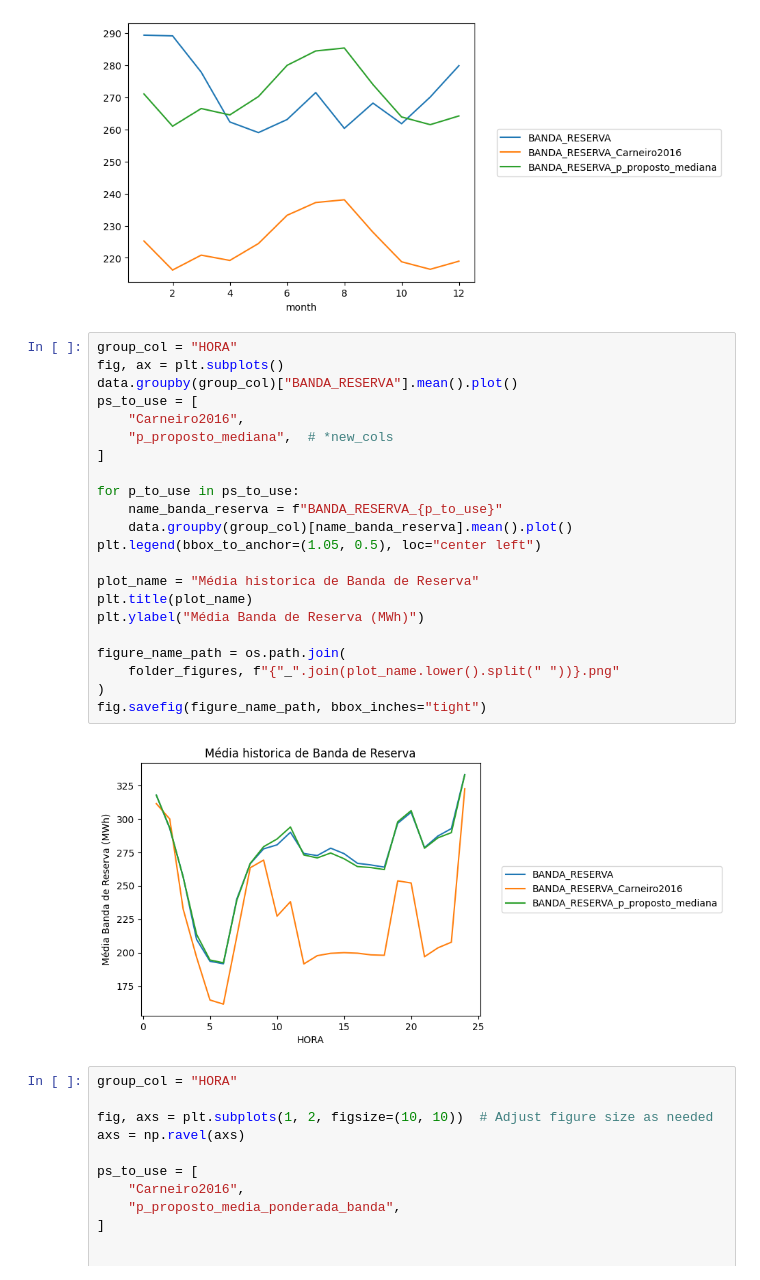
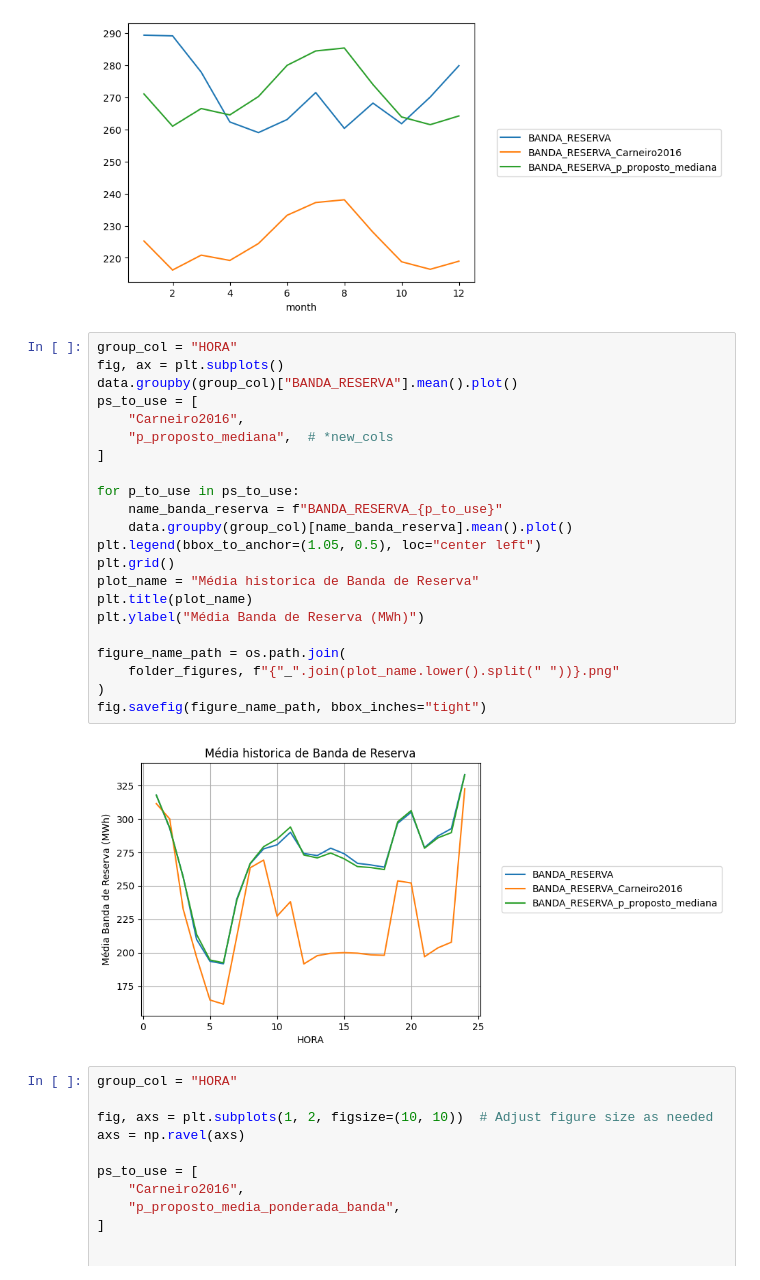
Before and after one commit to JotaFan/renewable-generation-into-reserve-markets, a Jupyter notebook: notebooks/Estudo_1.ipynb, the cells around one changed output. Drawn from its saved outputs; the diff is of its cells as text.

```diff
--- a/notebooks/Estudo_1.ipynb
+++ b/notebooks/Estudo_1.ipynb
@@ -1144,27 +1155,27 @@ plt.legend(bbox_to_anchor=(1.05, 0.5), loc="center left")
 # %%
 group_col = "HORA"
 fig, ax = plt.subplots()
 data.groupby(group_col)["BANDA_RESERVA"].mean().plot()
 ps_to_use = [
     "Carneiro2016",
     "p_proposto_mediana",  # *new_cols
 ]
 
 for p_to_use in ps_to_use:
     name_banda_reserva = f"BANDA_RESERVA_{p_to_use}"
     data.groupby(group_col)[name_banda_reserva].mean().plot()
 plt.legend(bbox_to_anchor=(1.05, 0.5), loc="center left")
-
+plt.grid()
 plot_name = "Média historica de Banda de Reserva"
 plt.title(plot_name)
 plt.ylabel("Média Banda de Reserva (MWh)")
 
 figure_name_path = os.path.join(
     folder_figures, f"{"_".join(plot_name.lower().split(" "))}.png"
 )
 fig.savefig(figure_name_path, bbox_inches="tight")
 # %% [output]
-[figure, old version]
+[figure, new version]
 # %%
 group_col = "HORA"
 
```
Also changed, not shown: parts of 24 cells of this notebook, 11 other files.
